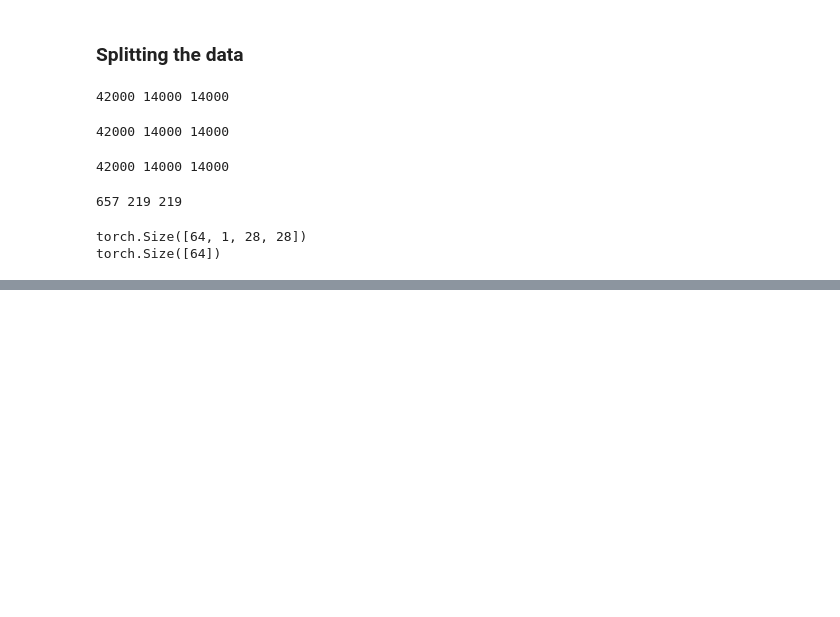
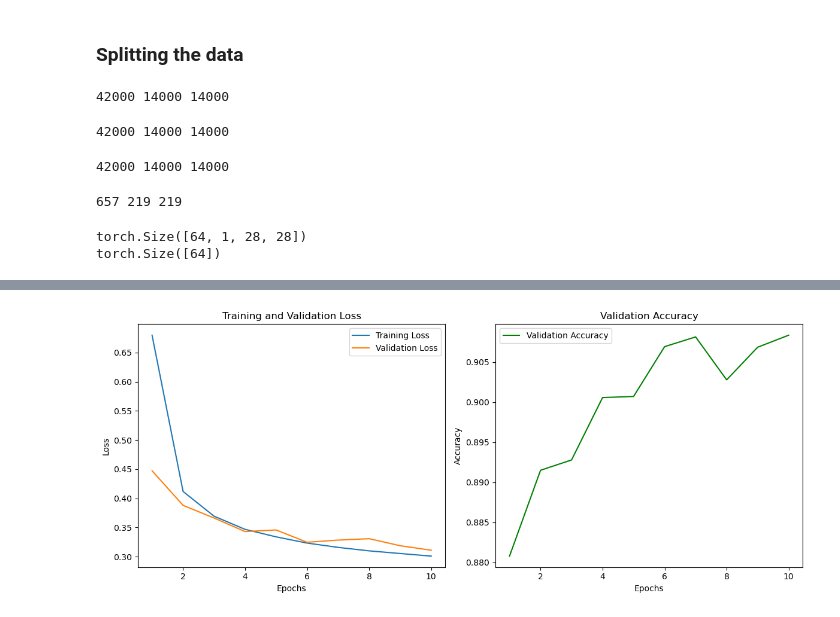
Before and after one commit to ranimeshehata/Softmax-Regression-on-MNIST, a Jupyter notebook: softmax_regression.ipynb, the cells around one changed output, grey strips where cells are left out. Cells and saved outputs as stored; diff of their text form; code cells hidden in the pictures; blank space fills up the shorter version.

Commit message:
softmax regression model

```diff
--- a/softmax_regression.ipynb
+++ b/softmax_regression.ipynb
@@ -62,3 +44,5 @@ x=  tensor([[[-1.0000, -1.0000, -1.0000, -1.0000, -1.0000, -1.0000, -1.0000,
+# %%
+batch_size = 64
 # %% [markdown]
 <h3>Splitting the data</h3>
 # %%
@@ -89,9 +73,9 @@ print(len(train_dataset), len(val_dataset), len(test_dataset))
 42000 14000 14000
 # %%
 # creating dataloaders
-train_dataset_loader = DataLoader(train_dataset, batch_size=64, shuffle=True)
-val_dataset_loader = DataLoader(val_dataset, batch_size=64, shuffle=False)
-test_dataset_loader = DataLoader(test_dataset, batch_size=64, shuffle=False)
+train_dataset_loader = DataLoader(train_dataset, batch_size, shuffle=True)
+val_dataset_loader = DataLoader(val_dataset, batch_size, shuffle=False)
+test_dataset_loader = DataLoader(test_dataset, batch_size, shuffle=False)
 
 print(len(train_dataset_loader), len(val_dataset_loader), len(test_dataset_loader))
 # %% [output]
@@ -106,0 +93,86 @@ torch.Size([64])
+# %%
+# Defining the softmax regression model
+class SoftmaxRegressionModel(torch.nn.Module):
+    def __init__(self):
+        super(SoftmaxRegressionModel, self).__init__()
+        self.linear = torch.nn.Linear(28 * 28, 10)  # MNIST images are 28x28 pixels, 10 classes
+
+    def forward(self, x):
+        x = x.view(x.size(0), -1)  # Flatten the images
+        return self.linear(x)
+
+# Initialize model, loss function, and optimizer
+model = SoftmaxRegressionModel().to(device)
+criterion = torch.nn.CrossEntropyLoss()
+optimizer = torch.optim.SGD(model.parameters(), lr=0.01)
+
+# Training and evaluation
+num_epochs = 10
+train_losses, val_losses, val_accuracies = [], [], []
+
+for epoch in range(num_epochs):
+    # Training loop
+    model.train()
+    train_loss = 0.0
+    for batch_idx, (x_train, y_train) in enumerate(train_dataset_loader):
+        x_train, y_train = x_train.to(device), y_train.to(device)
+        optimizer.zero_grad()
+        outputs = model(x_train)
+        loss = criterion(outputs, y_train)
+        loss.backward()
+        optimizer.step()
+        train_loss += loss.item()
+
+    train_loss /= len(train_dataset_loader)
+    train_losses.append(train_loss)
+
+    # Validation loop
+    model.eval()
+    val_loss = 0.0
+    correct = 0
+    total = 0
+    with torch.no_grad():
+        for x_val, y_val in val_dataset_loader:
+            x_val, y_val = x_val.to(device), y_val.to(device)
+            outputs = model(x_val)
+            loss = criterion(outputs, y_val)
+            val_loss += loss.item()
+            _, predicted = torch.max(outputs.data, 1)
+            total += y_val.size(0)
+            correct += (predicted == y_val).sum().item()
+
+    val_loss /= len(val_dataset_loader)
+    val_losses.append(val_loss)
+    val_accuracy = correct / total
+    val_accuracies.append(val_accuracy)
+
+    # Logging
+    print(f"Epoch {epoch+1}/{num_epochs}")
+    print(f"Training Loss: {train_loss:.4f}")
+    print(f"Validation Loss: {val_loss:.4f}")
+    print(f"Validation Accuracy: {val_accuracy:.4f}")
+
+# Visualizations
+epochs = range(1, num_epochs + 1)
+
+# Plot training and validation loss
+plt.figure(figsize=(12, 5))
+plt.subplot(1, 2, 1)
+plt.plot(epochs, train_losses, label='Training Loss')
+plt.plot(epochs, val_losses, label='Validation Loss')
+plt.xlabel('Epochs')
+plt.ylabel('Loss')
+plt.title('Training and Validation Loss')
+plt.legend()
+
+# Plot validation accuracy
+plt.subplot(1, 2, 2)
+plt.plot(epochs, val_accuracies, label='Validation Accuracy', color='green')
+plt.xlabel('Epochs')
+plt.ylabel('Accuracy')
+plt.title('Validation Accuracy')
+plt.legend()
+
+plt.tight_layout()
+plt.show()
+# %% [output]
@@ -106,0 +196 @@ torch.Size([64])
+[figure, added]
```
Also changed, not shown: parts of 4 cells of this notebook.
